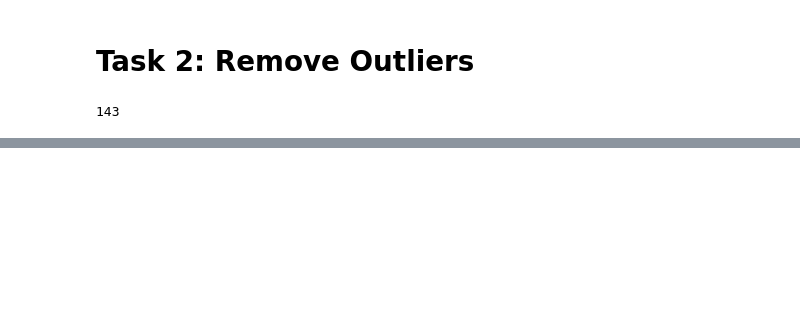
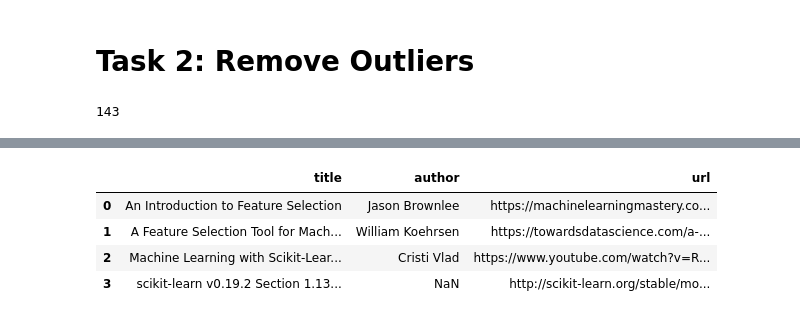
Before and after one commit to trenton3983/ud120-projects, a Jupyter notebook: ML_Project_Research.ipynb, the cells around one changed output, grey strips where cells are left out. Saved outputs shown, nothing was run; the diff lists cells and outputs as text; code cells hidden in the pictures; blank space fills up the shorter version.

```diff
--- a/ML_Project_Research.ipynb
+++ b/ML_Project_Research.ipynb
@@ -207,0 +307,8 @@ len(data_dict)
+# %%
+resources
+# %% [output]
+|  | title | author | url |
+| 0 | An Introduction to Feature Selection | Jason Brownlee | https://machinelearningmastery.co... |
+| 1 | A Feature Selection Tool for Mach... | William Koehrsen | https://towardsdatascience.com/a-... |
+| 2 | Machine Learning with Scikit-Lear... | Cristi Vlad | https://www.youtube.com/watch?v=R... |
+| 3 | scikit-learn v0.19.2 Section 1.13... | NaN | http://scikit-learn.org/stable/mo... |
```
Also changed, not shown: parts of 19 cells of this notebook.
